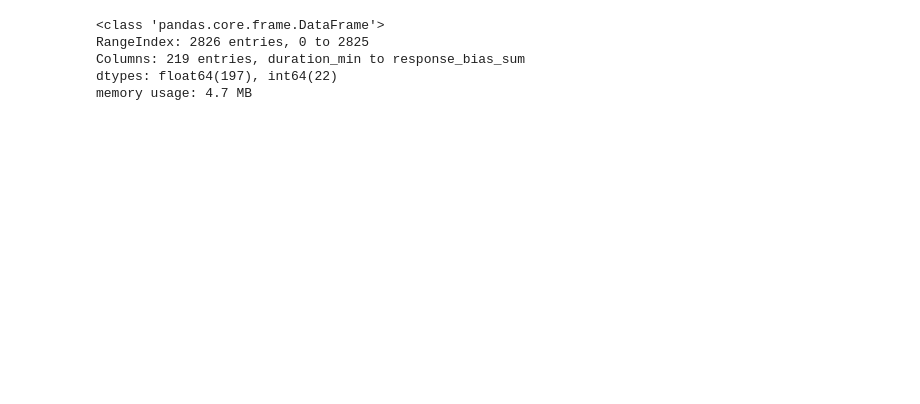
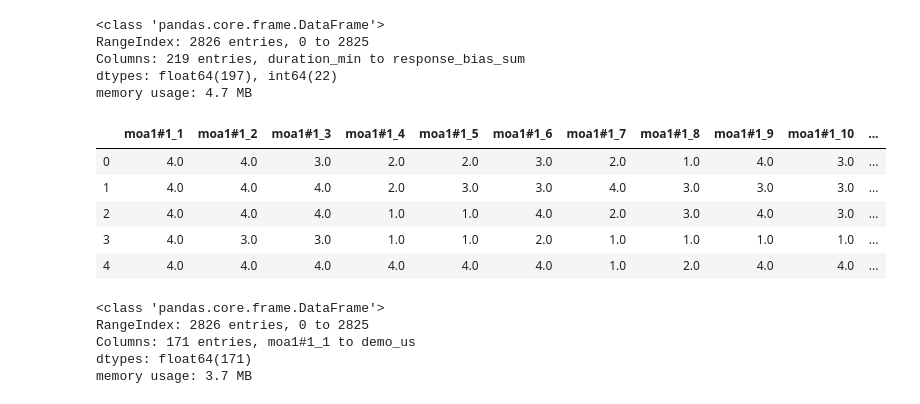
Before and after one commit to anthonybaulo/emerging-adulthood-psych-study, a Jupyter notebook: dev/EAMMI_process.ipynb, the cells around one changed output. Cells and saved outputs as stored; diff of their text form; code cells hidden in the pictures; blank space fills up the shorter version.

```diff
--- a/dev/EAMMI_process.ipynb
+++ b/dev/EAMMI_process.ipynb
@@ -9,6 +9,6 @@ pd.set_option('display.max_columns', None, 'display.max_rows', None)
 # df_raw.columns = map(str.lower, df_raw.columns)
 # df_raw.to_csv('EAMMi2-Data1.2.csv', header=True, index=None)
 # %%
-fname = 'EAMMi2-Data1.2.csv'
+fname = '../data/EAMMi2-Data1.2.csv'
 # %%
 df_raw = pd.read_csv(fname)
@@ -124,6 +150,7 @@ def drop_enc(df):
     return df.drop(total, axis=1)
 # %%
 def remap(df):
+    '''These numbers need to be remapped to make ordinal sense'''
     df = df.copy()
 
     disability = [c for c in df.columns if 'disability' in c]
@@ -190,3 +234,26 @@ phys = [c for c in df.columns if 'phys' in c]
 stress = [c for c in df.columns if 'stress' in c]
 marriage = [c for c in df.columns if 'marriage' in c]
 demo = [c for c in df.columns if 'demo' in c]
+# %%
+# To keep only questionaire-style columns, drop column names that contain these terms
+xtra_terms = ['bias', 'dummy', 'duration', 'finished', 'years', 'age']
+xtra_cols = [c for c in df.columns if any(x in c for x in xtra_terms)]
+
+cond = ~df.columns.isin(xtra_cols)
+df1 = df.loc[:, cond]
+df1.head()
+# %% [output]
+|  | moa1#1_1 | moa1#1_2 | moa1#1_3 | moa1#1_4 | moa1#1_5 | moa1#1_6 | moa1#1_7 | moa1#1_8 | moa1#1_9 | moa1#1_10 | ... |
+| 0 | 4.0 | 4.0 | 3.0 | 2.0 | 2.0 | 3.0 | 2.0 | 1.0 | 4.0 | 3.0 | ... |
+| 1 | 4.0 | 4.0 | 4.0 | 2.0 | 3.0 | 3.0 | 4.0 | 3.0 | 3.0 | 3.0 | ... |
+| 2 | 4.0 | 4.0 | 4.0 | 1.0 | 1.0 | 4.0 | 2.0 | 3.0 | 4.0 | 3.0 | ... |
+| 3 | 4.0 | 3.0 | 3.0 | 1.0 | 1.0 | 2.0 | 1.0 | 1.0 | 1.0 | 1.0 | ... |
+| 4 | 4.0 | 4.0 | 4.0 | 4.0 | 4.0 | 4.0 | 1.0 | 2.0 | 4.0 | 4.0 | ... |
+# %%
+df1.info()
+# %% [output]
+<class 'pandas.core.frame.DataFrame'>
+RangeIndex: 2826 entries, 0 to 2825
+Columns: 171 entries, moa1#1_1 to demo_us
+dtypes: float64(171)
+memory usage: 3.7 MB
```
Also changed, not shown: parts of 5 cells of this notebook, 1 other file.
